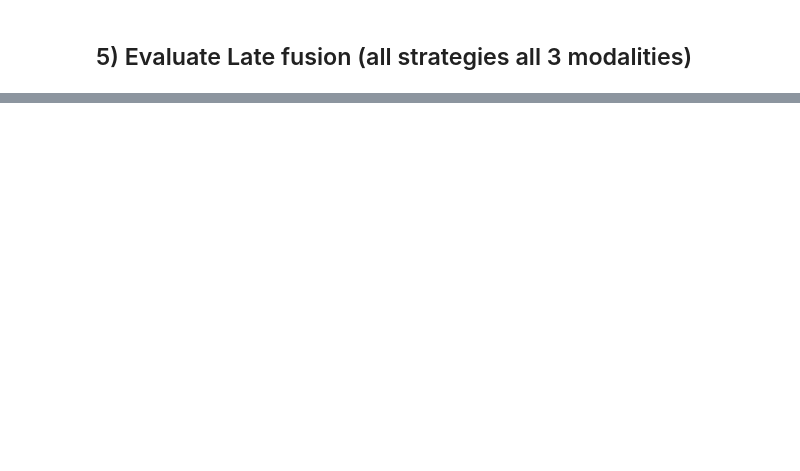
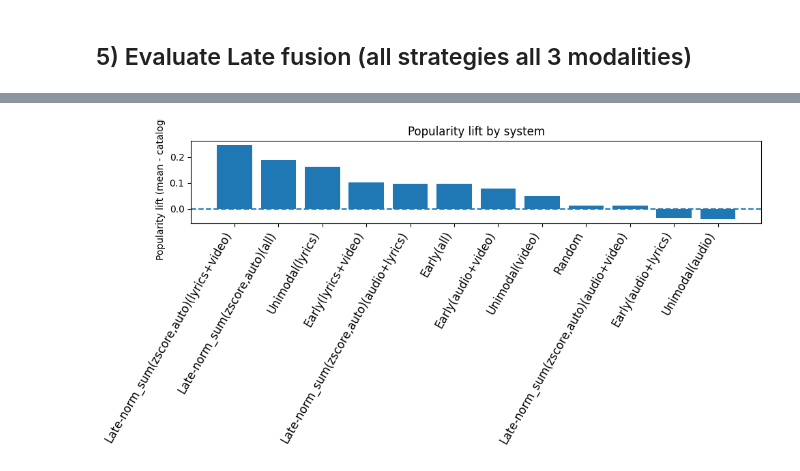
Before and after one commit to JasminKro/mmsr-2025, a Jupyter notebook: evaluation.ipynb, the cells around one changed output, grey strips where cells are left out. Cells and saved outputs as stored; diff of their text form; code cells hidden in the pictures; blank space fills up the shorter version.

```diff
--- a/evaluation.ipynb
+++ b/evaluation.ipynb
@@ -275,0 +418,19 @@ Pop@10 (log1p): 8.1100 | 0.5682
+# %%
+df_plot = df_beyond.sort_values("pop_lift", ascending=False)
+
+plt.figure(figsize=(10, 5))
+plt.bar(df_plot.index, df_plot["pop_lift"])
+plt.axhline(0, linestyle="--")
+plt.xticks(rotation=60, ha="right",  fontsize=12)
+plt.ylabel("Popularity lift (mean - catalogue)")
+plt.title("Popularity lift by system")
+plt.tight_layout()
+
+# save
+out_path = os.path.join("eval_images", "poplift_by_system.png")
+plt.savefig(out_path, dpi=500, bbox_inches="tight")
+
+
+plt.show()
+# %% [output]
+[figure, added]
```
Also changed, not shown: parts of 13 cells of this notebook, 7 other files.
